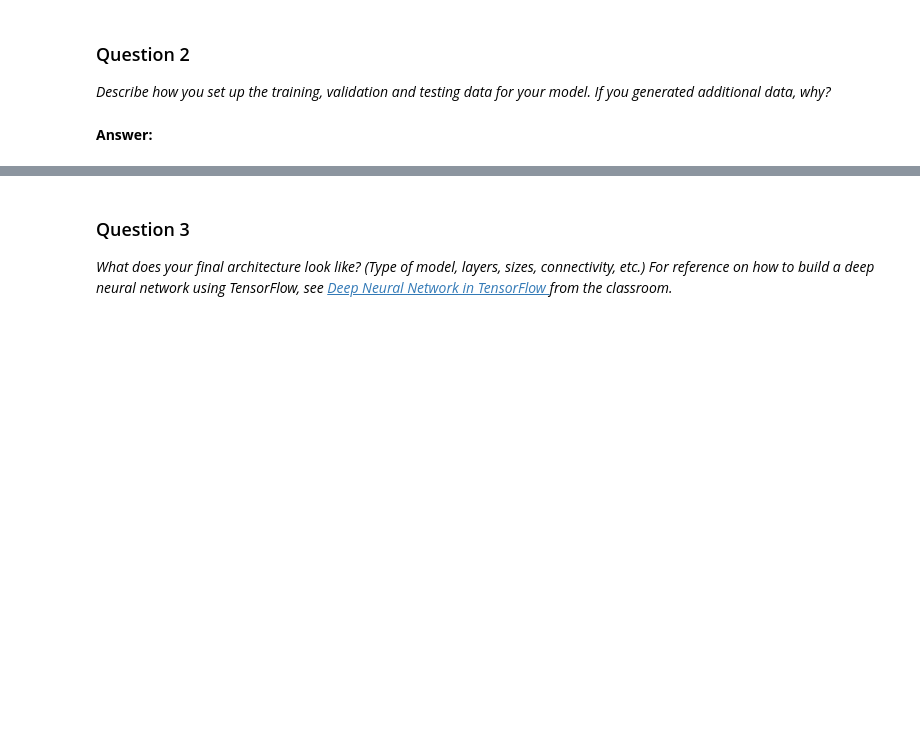
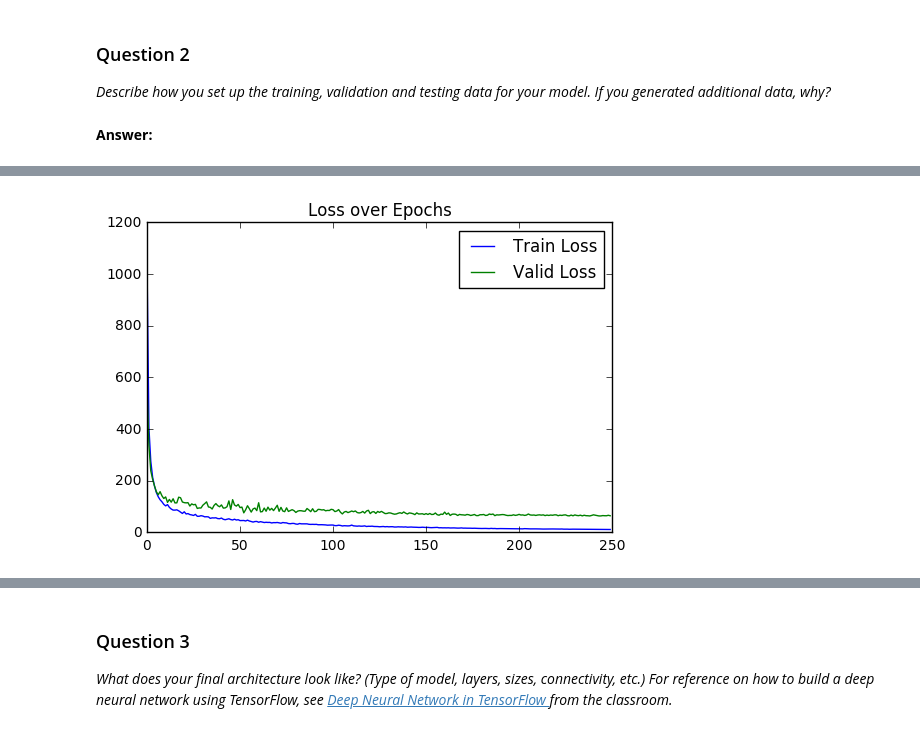
Before and after one commit to bexcite/traffic-signs, a Jupyter notebook: Traffic_Signs_Recognition.ipynb, the cells around one changed output, grey strips where cells are left out. Cells and saved outputs as stored; diff of their text form; code cells hidden in the pictures; blank space fills up the shorter version.

Commit message:
Playing with a model

```diff
--- a/Traffic_Signs_Recognition.ipynb
+++ b/Traffic_Signs_Recognition.ipynb
@@ -266,10 +266,11 @@ class SmallConfig(object):
     num_layers = 2
     batch_size = 128 # 128
     hidden_size = 200
-    max_epoch = 20
+    max_epoch = 250
     keep_prob = 1.0
-    lr = 0.001
-    lr_decay = 0.5
+    lr = 0.01
+    lr_decay = 0.99
+    train_size = X_train.shape[0]
 # %%
 # Model Define
 
@@ -280,6 +281,9 @@ class SignsModel(object):
         self.batch_size = config.batch_size
         self.image_size = config.image_size
         self.num_classes = config.num_classes
+
+        self.train_size = config.train_size
+
         self.config = config
 
         self.add_placeholders()
@@ -324,13 +328,48 @@ class SignsModel(object):
 
     def add_training_op(self, loss):
         """Add Training Op"""
-        optimizer = tf.train.AdamOptimizer(self.config.lr)
-        train_op = optimizer.minimize(loss)
+        self.global_step = tf.Variable(0, dtype=tf.float32)
+        self.learning_rate = tf.train.exponential_decay(
+            self.config.lr,
+            self.global_step * self.config.batch_size,
+            self.train_size, # Train size
+            self.config.lr_decay,
+            staircase=True
+        )
+        optimizer = tf.train.AdamOptimizer(self.learning_rate)
+        train_op = optimizer.minimize(loss, global_step=self.global_step)
         return train_op
 
     def add_prediction(self, output):
         prediction = tf.nn.softmax(output)
         return prediction
+
+    def eval_predictions(self, session, data):
+        batch_size = self.config.batch_size
+        num_classes = self.config.num_classes
+        size = data.shape[0]
+        if size < batch_size:
+            raise ValueError("batch size should be smaller than dataset")
+        predictions = np.ndarray(shape=(size, num_classes), dtype=np.float32)
+        print("size =", size)
+
+        for begin in range(0, size, batch_size):
+            end = begin + batch_size
+            if end <= size:
+                feed_dict = {self.input_placeholder: data[begin:end]}
+                predictions[begin:end, :] = session.run(self.prediction,
+                                                        feed_dict=feed_dict)
+            else:
+                feed_dict = {self.input_placeholder: data[-batch_size:]}
+                batch_predictions = session.run(self.prediction,
+                                               feed_dict=feed_dict)
+                predictions[begin:] = batch_predictions[begin - size]
+        return predictions
+
+    def eval_accuracy(self, session, data, labels):
+        predictions = self.eval_predictions(session, data)
+        accuracy = np.sum(np.argmax(predictions, axis=1) == labels) / len(predictions)
+        return accuracy
 
     def run_epoch(self, session, data, labels, train_op = None, verbose = None):
         config = self.config
@@ -357,16 +396,40 @@ class SignsModel(object):
 
         return np.mean(total_loss)
 
+
     def train_model(self, session, train_data, train_labels, valid_data, valid_labels):
         max_epoch = self.config.max_epoch
 
+        total_train_loss = []
+        total_valid_loss = []
+        epoch_valid_loss = 0
         for epoch in range(max_epoch):
-            print("Epoch %d: " % epoch)
+
             epoch_train_loss = self.run_epoch(session, train_data, train_labels, train_op = self.train_op, verbose = 500)
-            print("Loss: %f" % epoch_train_loss)
+            total_train_loss.append(epoch_train_loss)
 
             epoch_valid_loss = self.run_epoch(session, valid_data, valid_labels)
-            print("Validation Epoch %d: loss = %f" % (epoch, epoch_valid_loss))
+            total_valid_loss.append(epoch_valid_loss)
+
+            if epoch % 10 == 0 or epoch + 1 == max_epoch:
+                print("Epoch %d/%d: " % (epoch + 1, max_epoch))
+                print("Loss: %f" % epoch_train_loss)
+                print("Validation Loss = %f" % (epoch_valid_loss))
+                lr = session.run(self.learning_rate)
+                print("LR =", lr)
+
+
+        x_lab = np.arange(max_epoch)
+
+        fig, ax = plt.subplots()
+        ax.plot(x_lab, total_train_loss, '', label='Train Loss')
+        ax.plot(x_lab, total_valid_loss, '', label='Valid Loss')
+        ax.legend(loc='upper right')
+        ax.set_title("Loss over Epochs")
+        plt.show()
+
+
+        return epoch_valid_loss
 
 
 
@@ -384,6 +447,19 @@ with tf.Session() as session:
 
     model.train_model(session, X_train_gray, y_train, X_valid_gray, y_valid)
 
+    X_test_gray = data_to_grayscale(X_test)
+    accuracy = model.eval_accuracy(session, X_test_gray, y_test)
+    print("Accuracy = %.3f" % accuracy)
+
+
+#     predictions = model.eval_predictions(session, X_test_gray)
+#     print("Predictions.shape =", predictions.shape)
+#     accuracy = np.sum(np.argmax(predictions, axis=1) == y_test) / len(predictions)
+#     print("Accuracy = %.3f" % accuracy)
+
+#     print("Predictions =", np.argmax(predictions, axis=1))
+
+
 """
     feed_dict = {
         model.input_placeholder: X_train_gray[0:model.batch_size],
@@ -415,0 +492 @@ Validation Epoch 19: loss = 195.420761
+[figure, added]
```
Also changed, not shown: parts of 3 cells of this notebook.
